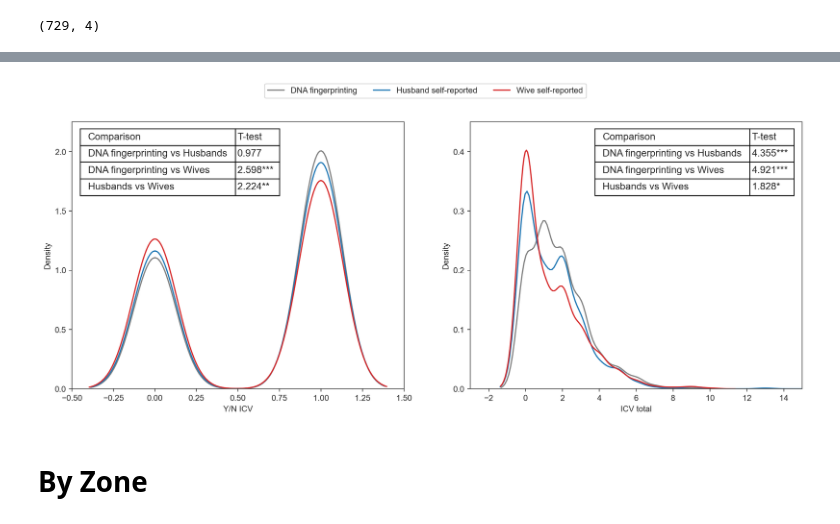
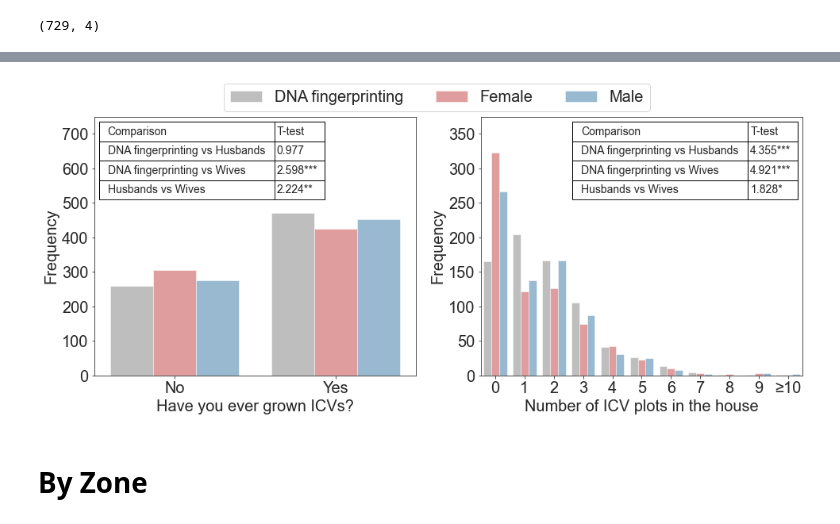
Before and after one commit to japrietov/Technology-Adoption, a Jupyter notebook: Code/Final graphs (Python).ipynb, the cells around one changed output, grey strips where cells are left out. Saved outputs shown, nothing was run; the diff lists cells and outputs as text; code cells hidden in the pictures.

```diff
--- a/Code/Final graphs (Python).ipynb
+++ b/Code/Final graphs (Python).ipynb
@@ -2,7 +2,7 @@
 import pandas as pd
 import seaborn as sns
 import matplotlib.pyplot as plt
-plt.rcParams.update({'font.size': 18})
+plt.rcParams.update({'font.size': 20})
 
 # running new things
 from scipy.stats import ttest_rel
@@ -99,14 +99,14 @@ df_F = df_allMF[df_allMF['A02_Sex'] == 'Female']
 df_F = df_F.reset_index(drop=True)
 
 # https://data.iita.org/dataset/the-cassava-monitoring-survey-cms-in-nigeria-household-and-plot-level-data
-df_H_dna = pd.read_csv("../Data/CMS-raw/dna.csv")
+df_H_dna_raw = pd.read_csv("../Data/CMS-raw/dna.csv")
 houseIDs = df_M['HouseID'].value_counts().keys()
-df_H_dna = df_H_dna[df_H_dna['HouseID'].isin(houseIDs)].groupby('HouseID', as_index=False).agg(
+df_H_dna_raw = df_H_dna_raw[df_H_dna_raw['HouseID'].isin(houseIDs)].groupby('HouseID', as_index=False).agg(
     {'StateID': 'min', 'adoption': ['sum', 'min']})
-df_H_dna.columns = ['HouseID', 'ZoneID', 'Household_ICV', 'planted']
-df_H_dna['ZoneID'] = (df_H_dna['ZoneID']/10).astype(int)#.tail()
-df_H_dna.head()
+df_H_dna_raw.columns = ['HouseID', 'ZoneID', 'Household_ICV', 'planted']
+df_H_dna_raw['ZoneID'] = (df_H_dna_raw['ZoneID']/10).astype(int)#.tail()
+df_H_dna_raw.head()
 
-df_H_dna.shape
+df_H_dna_raw.shape
 # %% [output]
 (729, 4)
@@ -113,53 +204,62 @@ df_H_dna.shape
 # %%
-fig1, ax1 = plt.subplots(1, 2, figsize=(16,6), dpi=200)
+df_all_plot_summary = summary.groupby(['A02_Sex', 'variable', 'level']).sum().reset_index()
+
+fig1, ax1 = plt.subplots(1, 2, figsize=(16,6))
 
 for index, var in enumerate(['planted', 'Household_ICV']):
     #fig1, ax1 = plt.subplots(dpi=100, figsize=(8, 6))
+    df_H_dna = df_all_plot[df_all_plot['A02_Sex'] == 'DNA fingerprinting']
+    df_M = df_all_plot[df_all_plot['A02_Sex']=='Male']
+    df_F = df_all_plot[df_all_plot['A02_Sex']=='Female']
+
 
     ttest_HM = ttest_rel(df_H_dna[f'{var}'], df_M[f'{var}'], nan_policy='omit')
     ttest_HF = ttest_rel(df_H_dna[f'{var}'], df_F[f'{var}'], nan_policy='omit')
     ttest_MF = ttest_rel(df_M[f'{var}'], df_F[f'{var}'], nan_policy='omit')
 
     data = []
     data.append(['DNA fingerprinting vs Husbands', convert_pvalue(ttest_HM[0], ttest_HM[1])])
     data.append(['DNA fingerprinting vs Wives', convert_pvalue(ttest_HF[0], ttest_HF[1])])
     data.append(['Husbands vs Wives', convert_pvalue(ttest_MF[0], ttest_MF[1])])
 
     df_ttest = pd.DataFrame(data, columns = ['Comparison', 'T-test'])
+    df_all = pd.concat([df_M, df_M, df_F], axis=0)
+    # sns.histplot(df_H_dna[var], ax = ax1[index],  color="C7", label ="DNA fingerprinting")
+    # sns.histplot(df_M[var], ax = ax1[index], color="C0", label ="Husband self-reported")
+    # sns.histplot(df_F[var], ax = ax1[index], color="C3", label ="Wive self-reported")
+    sns.barplot(df_all_plot_summary[df_all_plot_summary['variable'] == var], x='level',  y='count', ax = ax1[index],
+                 hue="A02_Sex", errorbar=None, palette=["C7", "C3", "C0"], alpha=0.5)
 
-    sns.kdeplot(df_H_dna[var], ax = ax1[index],  color="C7", label ="DNA fingerprinting")
-    sns.kdeplot(df_M[var], ax = ax1[index], color="C0", label ="Husband self-reported")
-    sns.kdeplot(df_F[var], ax = ax1[index], color="C3", label ="Wive self-reported")
     ax1[index].set_xlabel(var)
 
-    bbox_place = (0.025, 0.725, 0.6, 0.25) if index == 0 else (0.375, 0.725, 0.6, 0.25)
+    bbox_place = (0.015, 0.68, 0.7, 0.3) if index == 0 else (0.285, 0.68, 0.7, 0.3)
+    # bbox_place = (0.375, 0.725, 0.6, 0.25)
+
     the_table = ax1[index].table(cellText=df_ttest.values, colLabels=df_ttest.columns,
               colLoc='right', colWidths=[0.7, 0.2], bbox = bbox_place,  zorder=10)
     the_table.auto_set_font_size(False)
-    the_table.set_fontsize(12)
+    the_table.set_fontsize(14)
 
     # Remove left padding from all columns
     for i in range(len(df_ttest.values)):
         set_pad_for_column(the_table, i)
 
-    # ax1.set_title(labels[index])
-    ax1[0].set_ylim(0, 2.25)
-    ax1[1].set_ylim(0, 0.45)
-    ax1[0].set_xlim(-0.5, 1.5)
-    ax1[1].set_xlim(-3, 15)
 
-    ax1[0].set_yticks([0, 0.5, 1, 1.5, 2])
-    ax1[1].set_yticks([0, 0.1, 0.2, 0.3, 0.4])
-
-    ax1[index].set_ylabel('Density')
-    ax1[index].set_xlabel('Y/N ICV' if var == 'planted' else 'ICV total')
+    ax1[index].set_ylabel('Frequency')
+    ax1[index].set_xlabel('Have you ever grown ICVs?' if var == 'planted' else 'Number of ICV plots in the house')
 
 h, l = ax1[0].get_legend_handles_labels()
+ax1[0].legend_.remove()
+ax1[1].legend_.remove()
+ax1[0].set_ylim(0, 750)
+ax1[1].set_ylim(0, 375)
+ax1[0].set_yticks([i for i in range(0, 710, 100)])
+ax1[1].set_yticks([i for i in range(0, 360, 50)])
 
 fig1.legend(h, l, loc='upper center', ncols=3, bbox_to_anchor=(0.5, 1))
 fig1.savefig(f"../Manuscript/Figures/Figure_2.pdf", dpi=600, bbox_inches='tight' )
 # %% [output]
-[figure, old version]
+[figure, new version]
 # %% [markdown]
 # By Zone
 # %%
```
Also changed, not shown: parts of 11 cells of this notebook, 16 other files.
